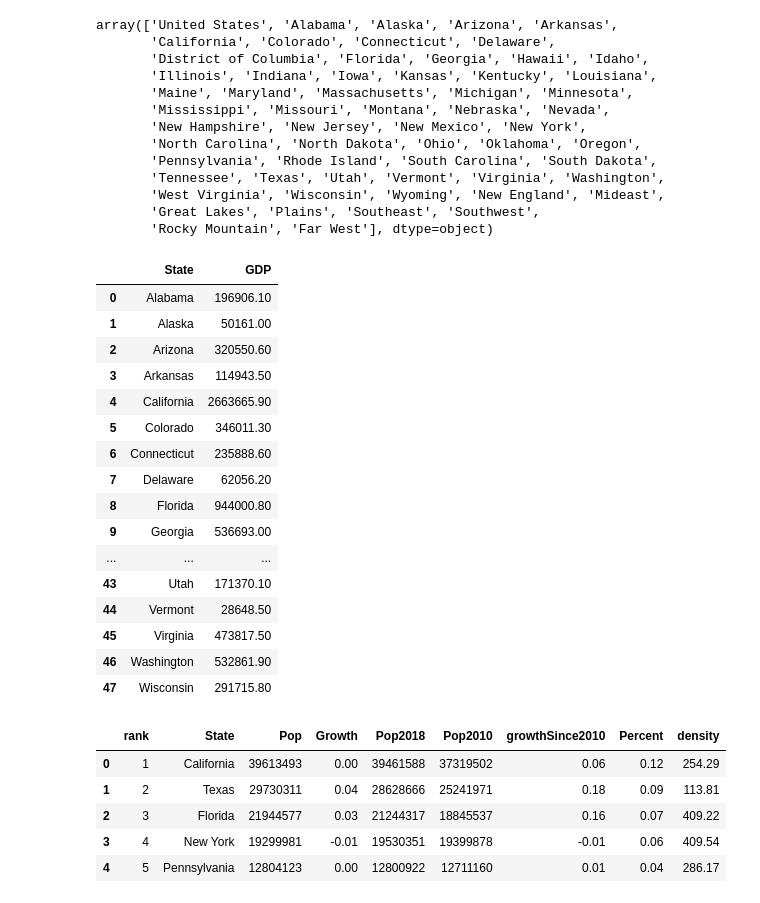
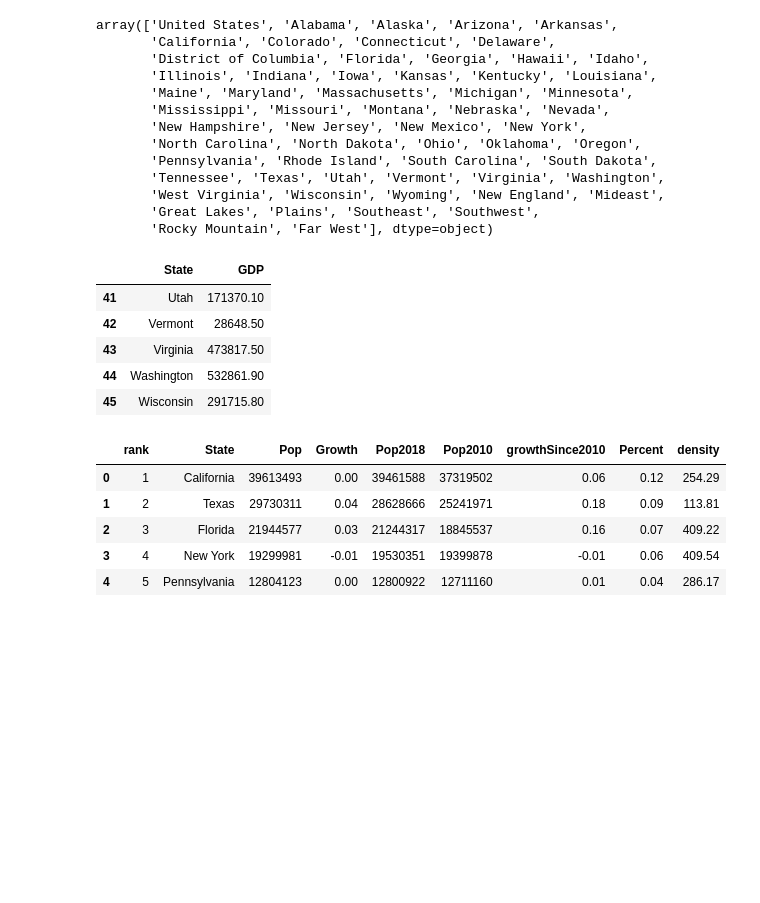
Before and after one commit to StockJanitor/CIS41_Project, a Jupyter notebook: CIS41_Project.ipynb, the cells around one changed output. Drawn from its saved outputs; the diff is of its cells as text; code cells hidden in the pictures; blank space fills up the shorter version.

```diff
--- a/CIS41_Project.ipynb
+++ b/CIS41_Project.ipynb
@@ -305,29 +285,18 @@ array(['United States', 'Alabama', 'Alaska', 'Arizona', 'Arkansas',
        'Rocky Mountain', 'Far West'], dtype=object)
 # %%
 # Drop the non-used States/Regions, converting column names, reset column index
-gdp_df = gdp_df[(gdp_df.GeoName != 'United States') & (gdp_df.GeoName != 'Southwest') & (gdp_df.GeoName != 'Southeast') & (gdp_df.GeoName != 'Plains') & (gdp_df.GeoName != 'Mideast') & (gdp_df.GeoName != 'Great Lakes') & (gdp_df.GeoName != 'Rocky Mountain') & (gdp_df.GeoName != 'Far West') & (gdp_df.GeoName != 'District of Columbia') & (gdp_df.GeoName != 'New England') & (gdp_df.GeoName != 'West Virginia') & (gdp_df.GeoName != 'Wyoming')]
+gdp_df = gdp_df[(gdp_df.GeoName != 'United States') & (gdp_df.GeoName != 'Southwest') & (gdp_df.GeoName != 'Southeast') & (gdp_df.GeoName != 'Plains') & (gdp_df.GeoName != 'Mideast') & (gdp_df.GeoName != 'Great Lakes') & (gdp_df.GeoName != 'Rocky Mountain') & (gdp_df.GeoName != 'Far West') & (gdp_df.GeoName != 'District of Columbia') & (gdp_df.GeoName != 'New England') & (gdp_df.GeoName != 'West Virginia') & (gdp_df.GeoName != 'Wyoming') & (gdp_df.GeoName != 'Hawaii') & (gdp_df.GeoName != 'New Hampshire')]
 gdp_df.rename(columns={'GeoName':'State','2020':'GDP'},inplace=True)
 gdp_df = gdp_df[['State', 'GDP']]
 gdp_df.reset_index(inplace=True,drop=True)
-gdp_df
+gdp_df.tail()
 # %% [output]
 |  | State | GDP |
-| 0 | Alabama | 196906.10 |
-| 1 | Alaska | 50161.00 |
-| 2 | Arizona | 320550.60 |
-| 3 | Arkansas | 114943.50 |
-| 4 | California | 2663665.90 |
-| 5 | Colorado | 346011.30 |
-| 6 | Connecticut | 235888.60 |
-| 7 | Delaware | 62056.20 |
-| 8 | Florida | 944000.80 |
-| 9 | Georgia | 536693.00 |
-| ... | ... | ... |
-| 43 | Utah | 171370.10 |
-| 44 | Vermont | 28648.50 |
-| 45 | Virginia | 473817.50 |
-| 46 | Washington | 532861.90 |
-| 47 | Wisconsin | 291715.80 |
+| 41 | Utah | 171370.10 |
+| 42 | Vermont | 28648.50 |
+| 43 | Virginia | 473817.50 |
+| 44 | Washington | 532861.90 |
+| 45 | Wisconsin | 291715.80 |
 # %%
 # Read population_df
 population_df.head()
```
Also changed, not shown: parts of 28 cells of this notebook.
